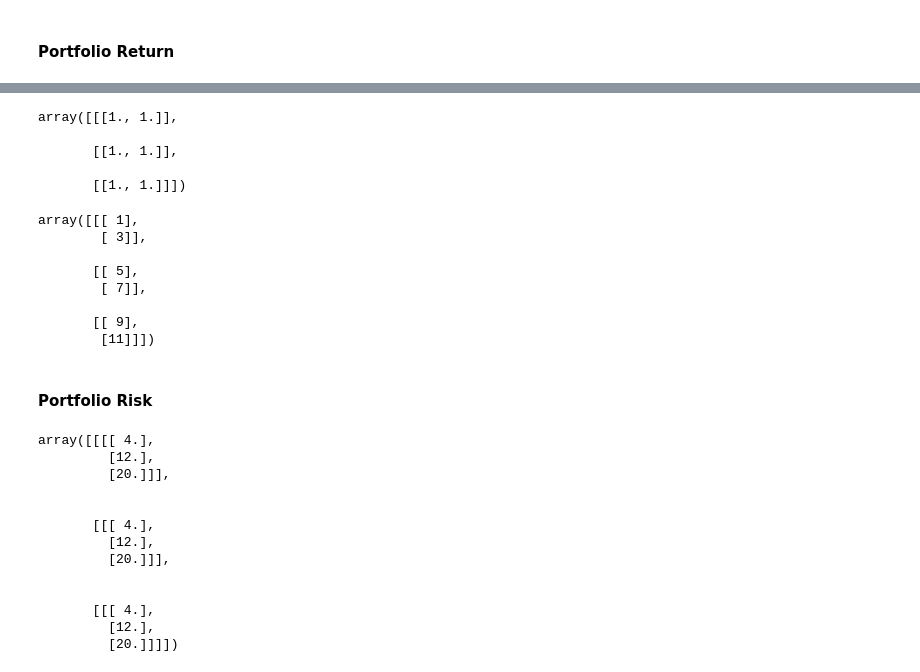
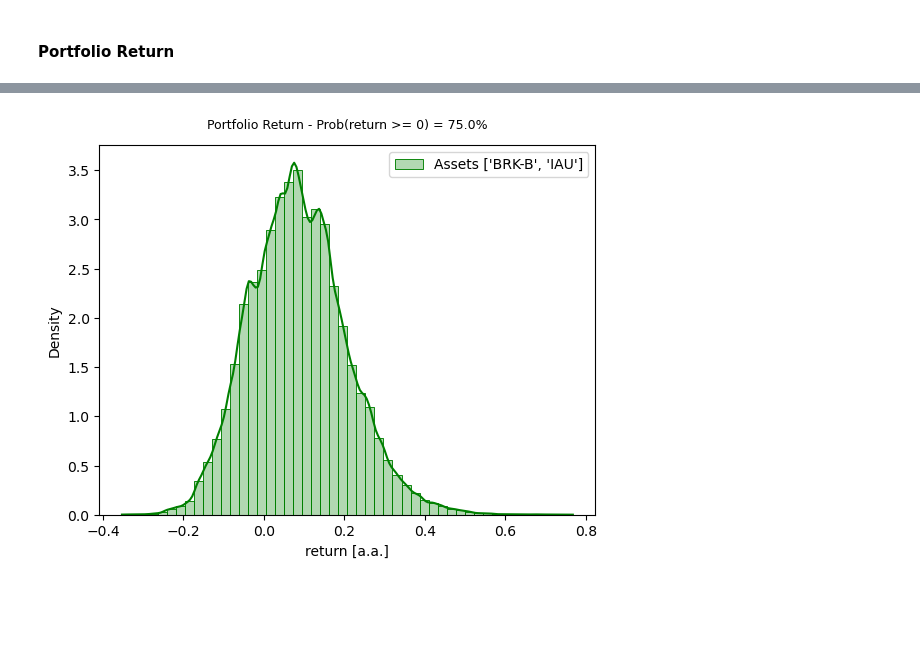
Before and after one commit to UlissesMorais/N-assets-allocation-simulation-model, a Jupyter notebook: historical-returns.ipynb, the cells around one changed output, grey strips where cells are left out. Cells and saved outputs as stored; diff of their text form; code cells hidden in the pictures; blank space fills up the shorter version.

```diff
--- a/historical-returns.ipynb
+++ b/historical-returns.ipynb
@@ -481,2 +486,6 @@ $$
+# %%
+# Matrix of the weights
+w1  = np.random.uniform(low=0.0, high=1.0, size=num_samples).reshape((num_samples, 1))
+w2  = 1.0 - w1
 # %% [markdown]
 #### Portfolio Return
@@ -488,50 +492,18 @@ SyntaxError: invalid syntax (581105859.py, line 1)
-# %%
-ones = np.ones((3,1,2))
-ones
-# %% [output]
-array([[[1., 1.]],
-
-       [[1., 1.]],
-
-       [[1., 1.]]])
-# %%
-# Generate 3 matrices with shape 2x2
-matrix1 = np.array([[1],
-                    [3]])
-
-matrix2 = np.array([[5],
-                    [7]])
-
-matrix3 = np.array([[9],
-                    [11]])
-
-# Stack the matrices along the first dimension to create a 3-dimensional array
-matrix_array = np.array([matrix1, matrix2, matrix3])
-matrix_array
-# %% [output]
-array([[[ 1],
-        [ 3]],
-
-       [[ 5],
-        [ 7]],
-
-       [[ 9],
-        [11]]])
-# %% [markdown]
-#### Portfolio Risk
-# %%
-np.dot(ones, matrix_array)
-# %% [output]
-array([[[[ 4.],
-         [12.],
-         [20.]]],
-
-
-       [[[ 4.],
-         [12.],
-         [20.]]],
-
-
-       [[[ 4.],
-         [12.],
-         [20.]]]])
+# %%
+# Matrix of the returns
+R1 = return_samples_lognormal[tickers[0]].reshape((1, num_samples)) - 1.0
+R2 = return_samples_lognormal[tickers[1]].reshape((1, num_samples)) - 1.0
+
+portfolio_return = np.dot(w1, R1) + np.dot(w2, R2)
+# %%
+data = portfolio_return.reshape(-1)
+threshold = 0
+return_threshold = np.count_nonzero(data > threshold) / np.max(data.shape)
+
+sns.histplot(data, bins=50, stat="density", kde=True, color='green', edgecolor='green', alpha=0.3, label=f"Assets {tickers}")
+plt.title(f"Portfolio Return - Prob(return >= {threshold}) = {int(100 * return_threshold)}.0%")
+plt.xlabel("return [a.a.]")
+plt.legend()
+plt.show()
+# %% [output]
+[figure, added]
```
Also changed, not shown: parts of 6 cells of this notebook.
